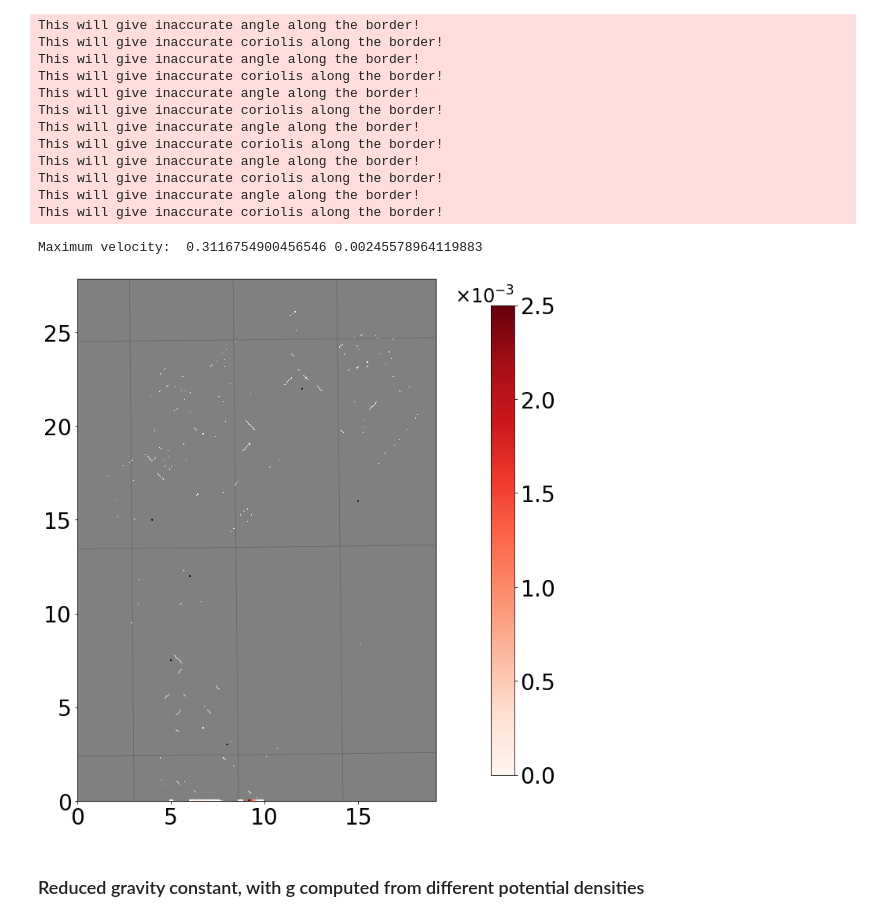
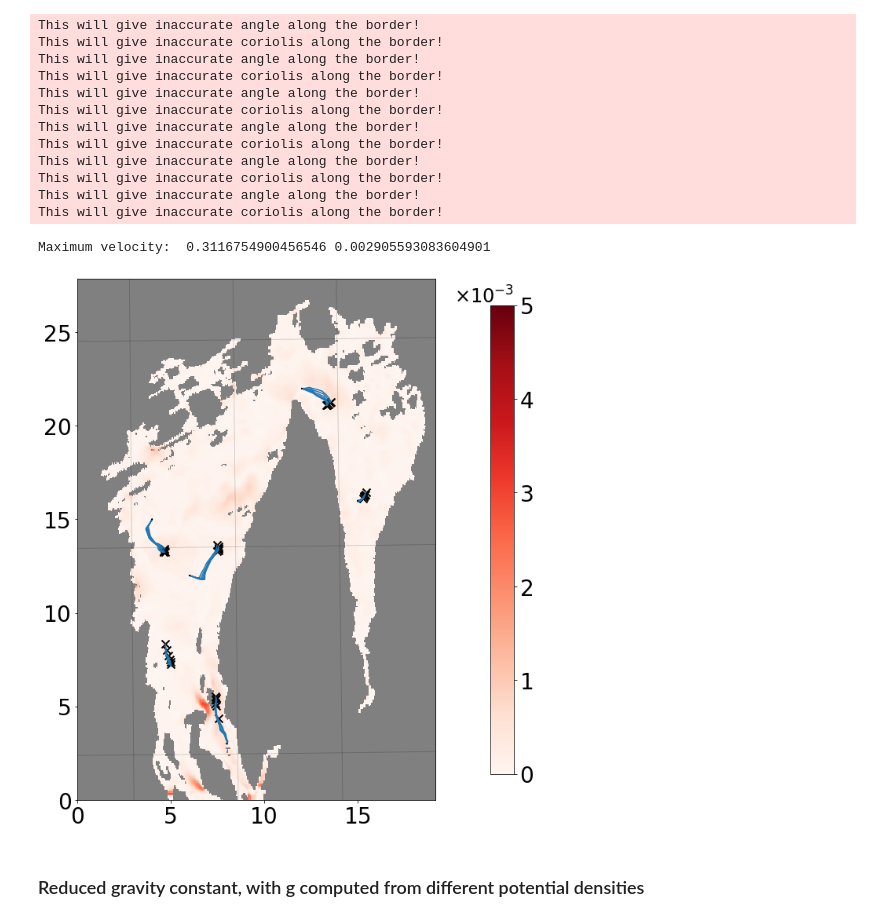
Before and after one commit to sintefmath/reduced-gravity-ocean-model, a Jupyter notebook: notebooks/Oslofjord/Oslofjord-SensitivityStudy.ipynb, the cells around one changed output. Saved outputs shown, nothing was run; the diff lists cells and outputs as text; code cells hidden in the pictures.

```diff
--- a/notebooks/Oslofjord/Oslofjord-SensitivityStudy.ipynb
+++ b/notebooks/Oslofjord/Oslofjord-SensitivityStudy.ipynb
@@ -492,3 +490,0 @@ ref_baroclinic_data_args["wind"] = WindStress.WindStress(t=[0], wind_u=[np.array
-# %%
-ref_wind.wind_u *= 0.1
-ref_wind.wind_v *= 0.1
@@ -497,2 +490,0 @@ ref_baroclinic_data_args
-# %%
-ref_baroclinic_data_args.pop("wind")
@@ -601,5 +556,5 @@ Barotropic spin-up + wind direction
 mld_dens_results_no_wind = [None]*len(mld_dens_samples)
 for i in range(len(mld_dens_samples)):
     # mld_dens_results[i] = run_sample(mld_samples_data_args[i], wind=ref_wind, wind_stress_factor=ref_wind_stress_factor, windage=ref_windage)
-    mld_dens_results_no_wind[i] = run_sample(mld_samples_data_args[i])
+    mld_dens_results_no_wind[i] = run_sample(mld_samples_data_args[i], wind=ref_wind)
 # %% [output]
@@ -633,7 +583,7 @@ Maximum velocity:  0.31168714633727473 0.002456733566466099
 mld_init_same_g_results_no_wind = [None]*len(mld_dens_samples)
 for i in range(len(mld_dens_samples)):
     # mld_init_same_g_results[i] = run_sample(mld_samples_data_args[i], ref_baroclinic_data_args["g"], wind=ref_wind, wind_stress_factor=ref_wind_stress_factor, windage=ref_windage)
-    mld_init_same_g_results_no_wind[i] = run_sample(mld_samples_data_args[i], ref_baroclinic_data_args["g"])
+    mld_init_same_g_results_no_wind[i] = run_sample(mld_samples_data_args[i], g=ref_baroclinic_data_args["g"], wind=ref_wind)
 # %% [output]
 This will give inaccurate angle along the border!
 This will give inaccurate coriolis along the border!
@@ -649,10 +599,10 @@ This will give inaccurate angle along the border!
 This will give inaccurate coriolis along the border!
 # %%
 # plot_drifters_and_variance(mld_init_same_g_results, ref_sim, T, filename="mld_decoupled_g", vmax=0.0025, cbar=False)
-plot_drifters_and_variance(mld_init_same_g_results_no_wind, ref_sim, T, filename="mld_decoupled_g_nowind", vmax=0.0025)
+plot_drifters_and_variance(mld_init_same_g_results_no_wind, ref_sim, T, filename="mld_decoupled_g_nowind", vmax=5e-3)
 # %% [output]
-Maximum velocity:  0.3116754900456546 0.00245578964119883
+Maximum velocity:  0.3116754900456546 0.002905593083604901
-[figure, old version]
+[figure, new version]
 # %% [markdown]
 ### Reduced gravity constant, with g computed from different potential densities
 # %%
```
Also changed, not shown: parts of 27 cells of this notebook, 2 other files.
